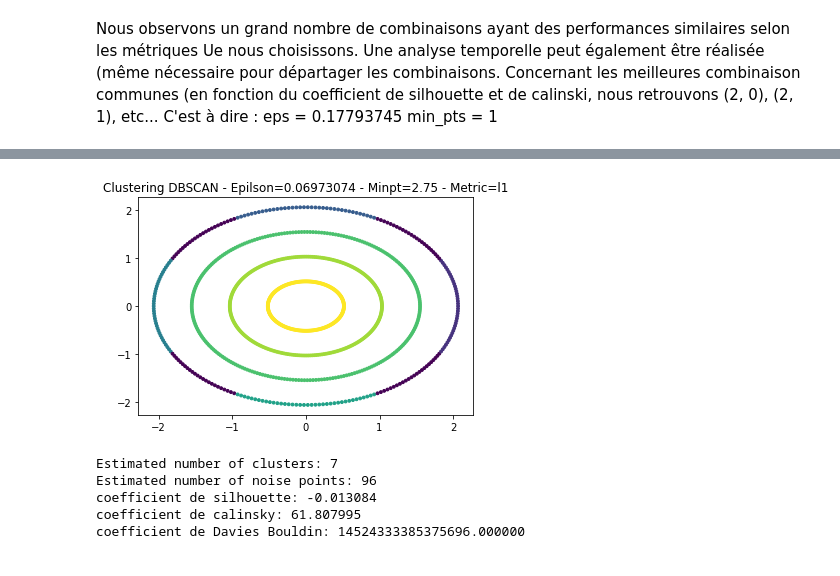
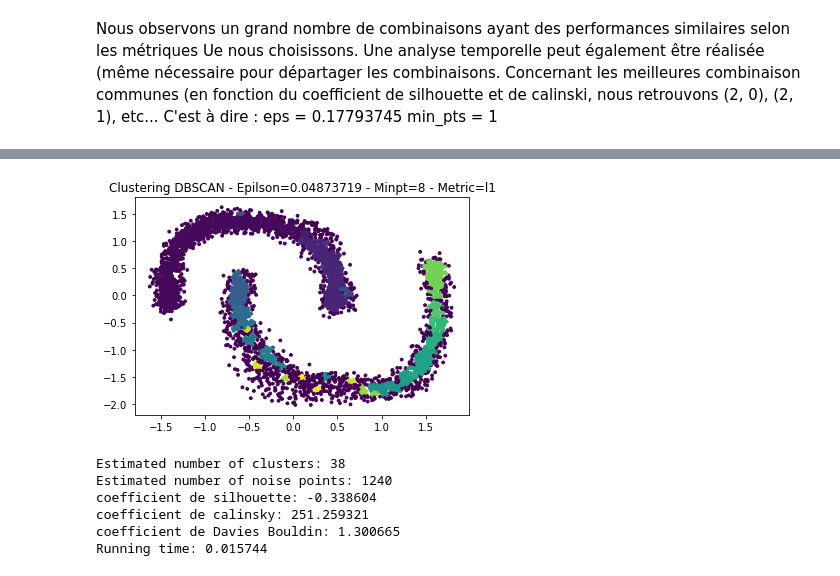
Before and after one commit to vgrau98/clustering_bigdata, a Jupyter notebook: TP3_DBSCAN.ipynb, the cells around one changed output, grey strips where cells are left out. Saved outputs shown, nothing was run; the diff lists cells and outputs as text; code cells hidden in the pictures.

```diff
--- a/TP3_DBSCAN.ipynb
+++ b/TP3_DBSCAN.ipynb
@@ -390,7 +396,6 @@ min_pts = 1
 def doDBSCAN(file, eps, min_pts, metric):
 
     databrut = arff.loadarff(open(file, 'r'))
-    min_points=np.arange(1, 10, 1)
 
 
     #With the last column is true labels
@@ -399,8 +404,10 @@ def doDBSCAN(file, eps, min_pts, metric):
     #Stadardization
     scaler = preprocessing.StandardScaler().fit(datanp)
     data_scaled=scaler.transform(datanp)
+
+    t1=time.time()
     cl_pred = cluster.DBSCAN(eps=eps, min_samples=min_pts, metric=metric).fit_predict(data_scaled)
-
+    t2=time.time()
 
     # Plot results
     plt.scatter(data_scaled[:,0], data_scaled[:,1], c=cl_pred, s=8)
@@ -426,3 +433,4 @@ def doDBSCAN(file, eps, min_pts, metric):
     print('coefficient de silhouette: %f' % silh)
     print('coefficient de calinsky: %f' % cal)
     print('coefficient de Davies Bouldin: %f' % DB)
+    print('Running time: %f' % (t2-t1))
@@ -1025,9 +1558,10 @@ EPS
 # %%
-doDBSCAN(path+"dartboard1.arff",0.06973074,2.75,'l1')
+doDBSCAN(path+"banana.arff",0.04873719,8,'l1')
 # %% [output]
-[figure, old version]
+[figure, new version]
-Estimated number of clusters: 7
-Estimated number of noise points: 96
-coefficient de silhouette: -0.013084
-coefficient de calinsky: 61.807995
-coefficient de Davies Bouldin: 14524333385375696.000000
+Estimated number of clusters: 38
+Estimated number of noise points: 1240
+coefficient de silhouette: -0.338604
+coefficient de calinsky: 251.259321
+coefficient de Davies Bouldin: 1.300665
+Running time: 0.015744
```
Also changed, not shown: parts of 70 cells of this notebook.
